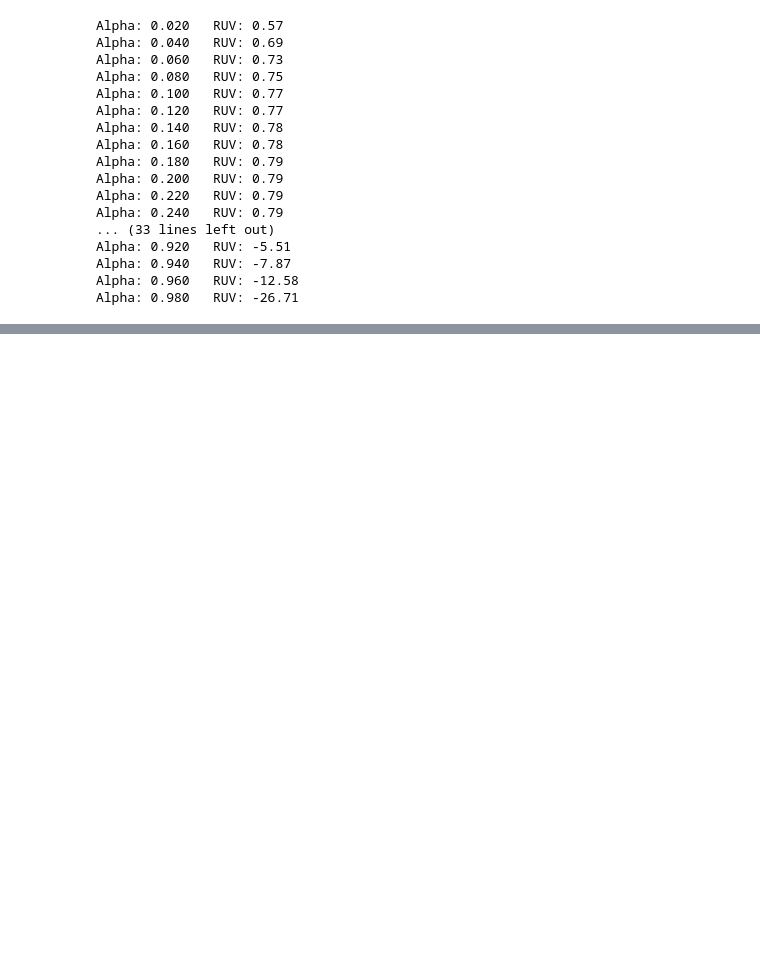
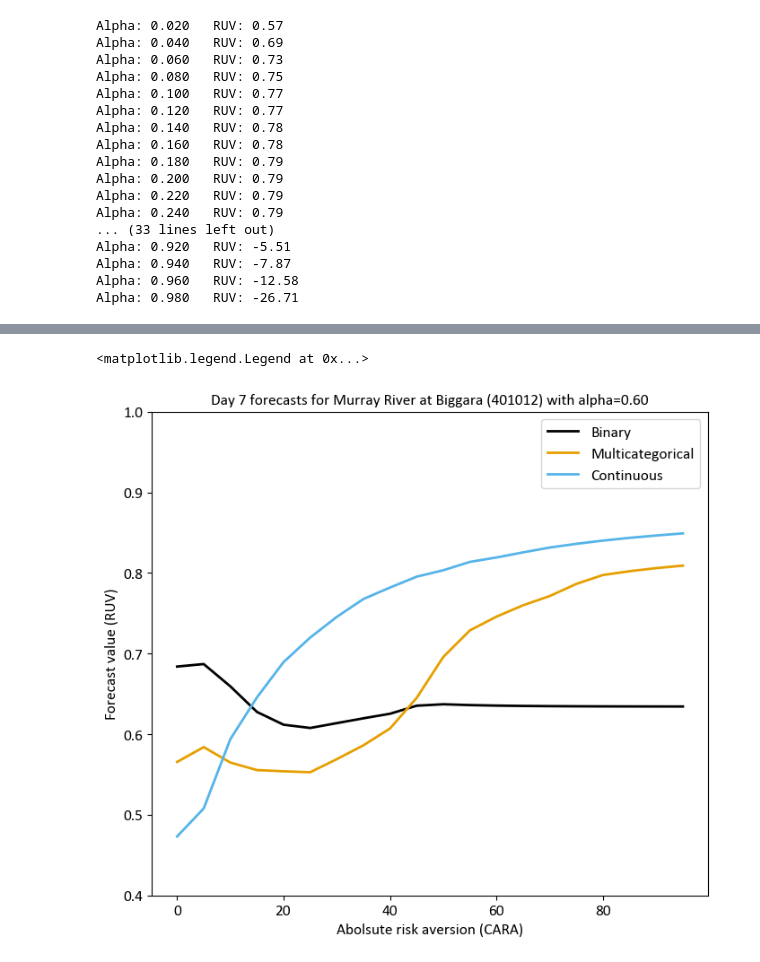
Before and after one commit to richardlaugesen/ruvpy, a Jupyter notebook: examples/ruv_basic_usage.ipynb, the cells around one changed output, grey strips where cells are left out. Saved outputs shown, nothing was run; the diff lists cells and outputs as text; code cells hidden in the pictures; blank space fills up the shorter version.

Commit message:
Updated example notebook

```diff
--- a/examples/ruv_basic_usage.ipynb
+++ b/examples/ruv_basic_usage.ipynb
@@ -21,5 +42,3 @@ obs, clim_ens, fcst_ens = data['obs'], data['clim'].T, data['fcst'].T
 print(obs.shape, fcst_ens.shape, clim_ens.shape)
 # %% [output]
 (276,) (276, 100) (276, 496)
-# %%
-clim_ens = None
@@ -104,0 +114,29 @@ plt.legend()
+# %%
+decision_definition = {
+    'alphas': np.array([0.6]),
+    'damage_function': [logistic_zero, {'A': 1, 'k': 0.5, 'threshold': np.nanquantile(obs, 0.9)}],
+    'economic_model': [cost_loss, cost_loss_analytical_spend],
+}
+
+ref = clim_ens  # use 14-day moving average climatology as reference forecast (pre-caulcated in example dataset)
+
+risk_aversions = np.arange(0, 100, 5)
+decision_types = ['Binary', 'Multicategorical', 'Continuous']
+# %%
+results = pd.DataFrame(columns=decision_types, index=risk_aversions)
+
+for risk_aversion in risk_aversions:
+    decision_definition['utility_function'] = [cara, {'A': risk_aversion}]
+
+    for decision_type in decision_types:
+        print(risk_aversion, decision_type)
+
+        if decision_type == 'Binary':
+            decision_definition['decision_thresholds'] = np.nanquantile(obs, [0, 0.75])
+        elif decision_type == 'Multicategorical':
+            decision_definition['decision_thresholds'] = np.nanquantile(obs, [0, 0.1, 0.25, 0.5, 0.75, 0.9])
+        elif decision_type == 'Continuous':
+            decision_definition['decision_thresholds'] = None
+
+        result = relative_utility_value(obs, fcst_ens, ref, decision_definition, parallel_nodes=parallel_nodes)
+        results.loc[risk_aversion, decision_type] = result['ruv'][0]
@@ -104,0 +161,12 @@ plt.legend()
+# %%
+for i, decision_type in enumerate(decision_types):
+    plt.plot(results[decision_type], color=list(colors.values())[i], linewidth=2, alpha=1.0, label=decision_type)
+plt.axhline(0, color='grey', linewidth=0.5, alpha=0.3, linestyle='dotted')
+plt.ylim(0.4, 1)
+plt.xlabel('Abolsute risk aversion (CARA)')
+plt.ylabel('Forecast value (RUV)')
+plt.title('Day 7 forecasts for Murray River at Biggara (401012) with alpha=%.2f' % decision_definition['alphas'][0], fontsize='medium')
+plt.legend()
+# %% [output]
+<matplotlib.legend.Legend at 0x...>
+[figure, added]
```
Also changed, not shown: parts of 11 cells of this notebook.
